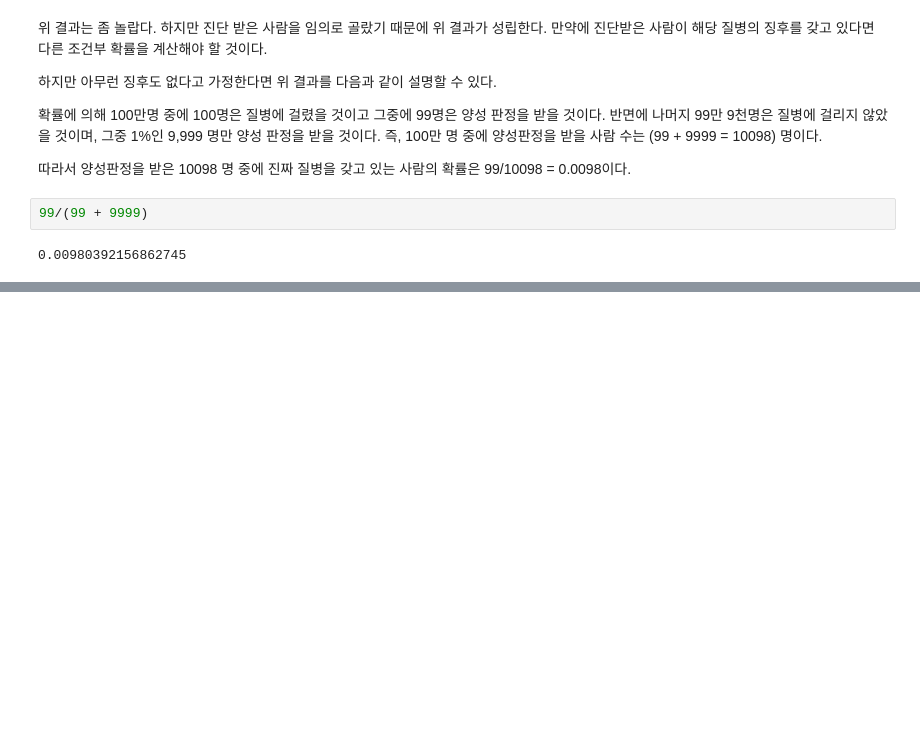
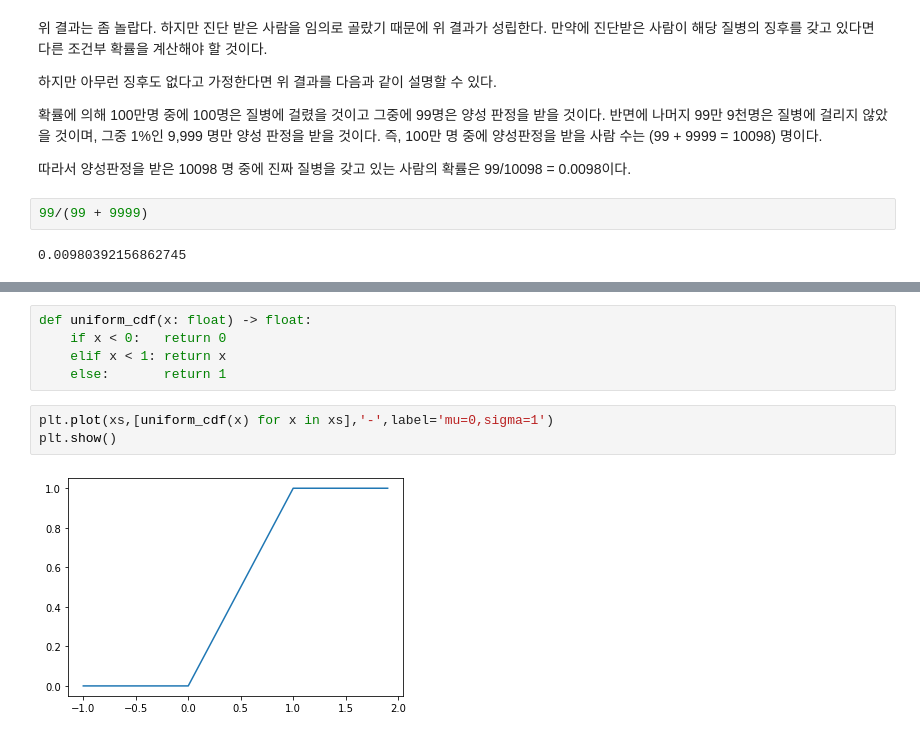
Before and after one commit to liganega/DataAnalysisInPython, a Jupyter notebook: notebooks/PDA-W06-Probability_Intro.ipynb, the cells around one changed output, grey strips where cells are left out. Drawn from its saved outputs; the diff is of its cells as text; blank space fills up the shorter version.

```diff
--- a/notebooks/PDA-W06-Probability_Intro.ipynb
+++ b/notebooks/PDA-W06-Probability_Intro.ipynb
@@ -232,0 +460,10 @@ print(PD_T)
+# %%
+def uniform_cdf(x: float) -> float:
+    if x < 0:   return 0
+    elif x < 1: return x
+    else:       return 1
+# %%
+plt.plot(xs,[uniform_cdf(x) for x in xs],'-',label='mu=0,sigma=1')
+plt.show()
+# %% [output]
+[figure, added]
```
Also changed, not shown: parts of 61 cells of this notebook, 2 other files.
